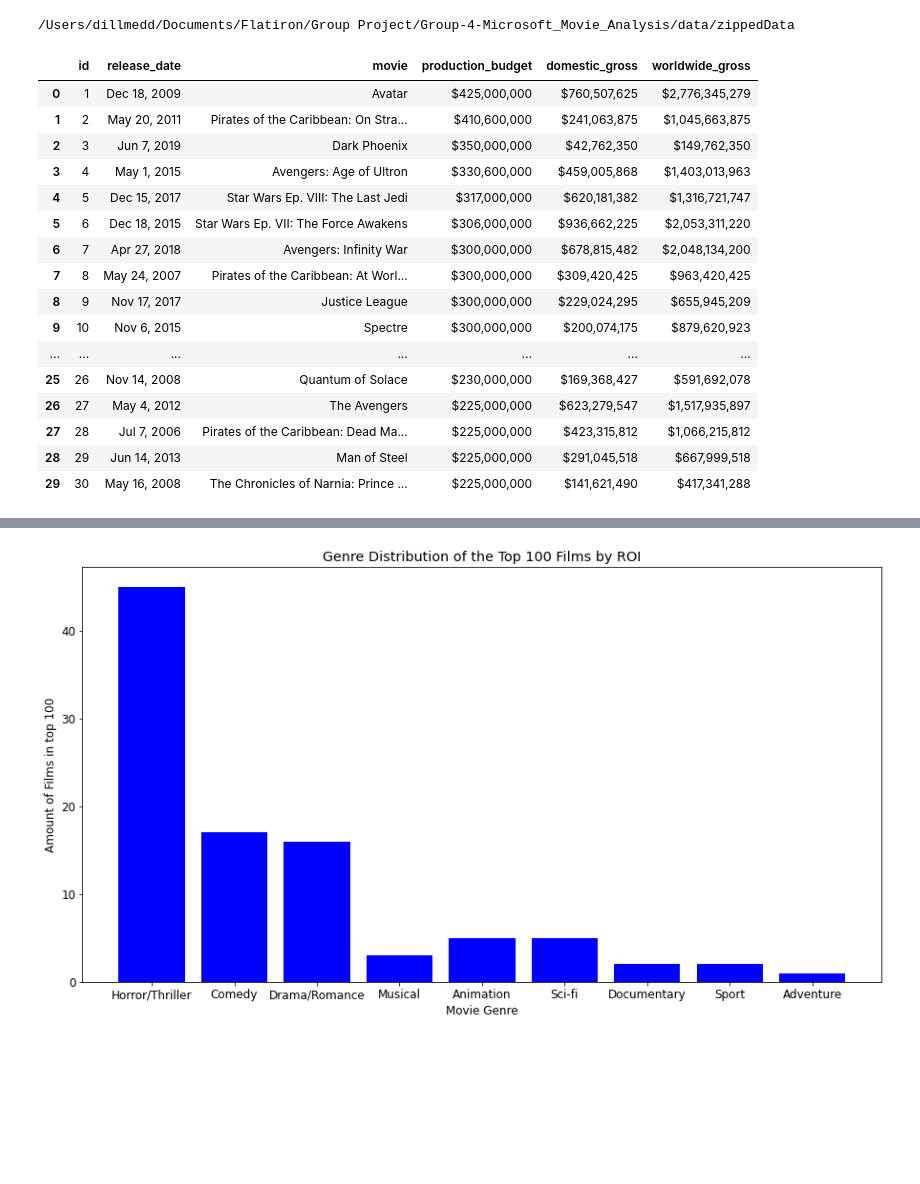
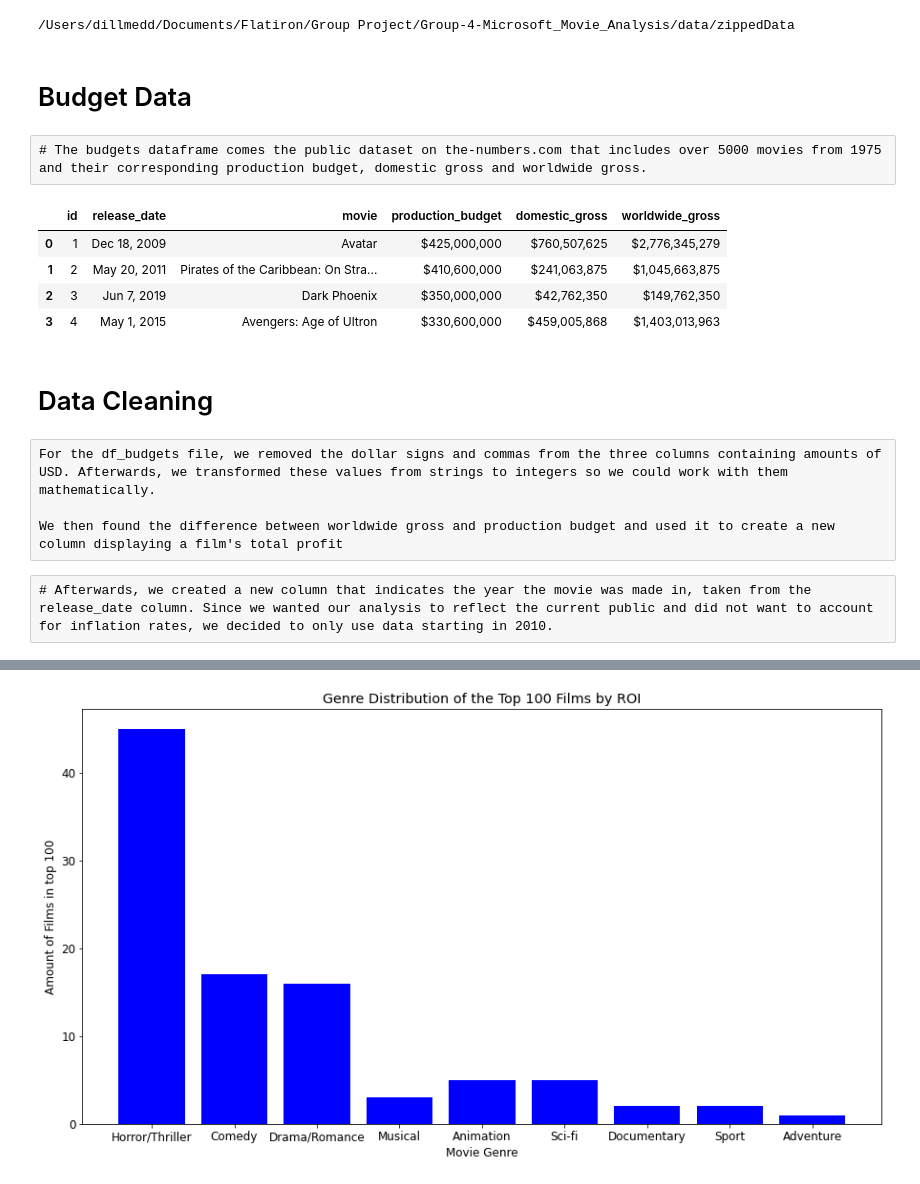
Before and after one commit to dmedd98/Group-4-Microsoft_Movie_Analysis, a Jupyter notebook: notebooks/ROI Genre.ipynb, the cells around one changed output, grey strips where cells are left out. Saved outputs shown, nothing was run; the diff lists cells and outputs as text; code cells hidden in the pictures; blank space fills up the shorter version.

```diff
--- a/notebooks/ROI Genre.ipynb
+++ b/notebooks/ROI Genre.ipynb
@@ -29,24 +30,23 @@ from matplotlib import pyplot as plt
 # %%
 df_budgets = pd.read_csv('tn.movie_budgets.csv.gz')
-df_budgets.head(30)
-# %% [output]
-|  | id | release_date | movie | production_budget | domestic_gross | worldwide_gross |
-| 0 | 1 | Dec 18, 2009 | Avatar | $425,000,000 | $760,507,625 | $2,776,345,279 |
-| 1 | 2 | May 20, 2011 | Pirates of the Caribbean: On Stra... | $410,600,000 | $241,063,875 | $1,045,663,875 |
-| 2 | 3 | Jun 7, 2019 | Dark Phoenix | $350,000,000 | $42,762,350 | $149,762,350 |
-| 3 | 4 | May 1, 2015 | Avengers: Age of Ultron | $330,600,000 | $459,005,868 | $1,403,013,963 |
-| 4 | 5 | Dec 15, 2017 | Star Wars Ep. VIII: The Last Jedi | $317,000,000 | $620,181,382 | $1,316,721,747 |
-| 5 | 6 | Dec 18, 2015 | Star Wars Ep. VII: The Force Awakens | $306,000,000 | $936,662,225 | $2,053,311,220 |
-| 6 | 7 | Apr 27, 2018 | Avengers: Infinity War | $300,000,000 | $678,815,482 | $2,048,134,200 |
-| 7 | 8 | May 24, 2007 | Pirates of the Caribbean: At Worl... | $300,000,000 | $309,420,425 | $963,420,425 |
-| 8 | 9 | Nov 17, 2017 | Justice League | $300,000,000 | $229,024,295 | $655,945,209 |
-| 9 | 10 | Nov 6, 2015 | Spectre | $300,000,000 | $200,074,175 | $879,620,923 |
-| ... | ... | ... | ... | ... | ... | ... |
-| 25 | 26 | Nov 14, 2008 | Quantum of Solace | $230,000,000 | $169,368,427 | $591,692,078 |
-| 26 | 27 | May 4, 2012 | The Avengers | $225,000,000 | $623,279,547 | $1,517,935,897 |
-| 27 | 28 | Jul 7, 2006 | Pirates of the Caribbean: Dead Ma... | $225,000,000 | $423,315,812 | $1,066,215,812 |
-| 28 | 29 | Jun 14, 2013 | Man of Steel | $225,000,000 | $291,045,518 | $667,999,518 |
-| 29 | 30 | May 16, 2008 | The Chronicles of Narnia: Prince ... | $225,000,000 | $141,621,490 | $417,341,288 |
+# %% [markdown]
+# Budget Data
+# %% [raw]
+# The budgets dataframe comes the public dataset on the-numbers.com that includes over 5000 movies from 1975 and their corresponding production budget, domestic gross and worldwide gross.
+# %%
+df_budgets.head(4)
+# %% [output]
+|  | id | release_date | movie | production_budget | domestic_gross | worldwide_gross |
+| 0 | 1 | Dec 18, 2009 | Avatar | $425,000,000 | $760,507,625 | $2,776,345,279 |
+| 1 | 2 | May 20, 2011 | Pirates of the Caribbean: On Stra... | $410,600,000 | $241,063,875 | $1,045,663,875 |
+| 2 | 3 | Jun 7, 2019 | Dark Phoenix | $350,000,000 | $42,762,350 | $149,762,350 |
+| 3 | 4 | May 1, 2015 | Avengers: Age of Ultron | $330,600,000 | $459,005,868 | $1,403,013,963 |
+# %% [markdown]
+# Data Cleaning
+# %% [raw]
+For the df_budgets file, we removed the dollar signs and commas from the three columns containing amounts of USD. Afterwards, we transformed these values from strings to integers so we could work with them mathematically.
+
+We then found the difference between worldwide gross and production budget and used it to create a new column displaying a film's total profit
 # %%
 df_budgets['production_budget'] = df_budgets['production_budget'].str.replace('$','')
 df_budgets['domestic_gross'] = df_budgets['domestic_gross'].str.replace('$','')
@@ -60,6 +60,8 @@ df_budgets['domestic_gross'] = df_budgets['domestic_gross'].astype(int)
 df_budgets['worldwide_gross'] = df_budgets['worldwide_gross'].astype(int)
 
 df_budgets['total_profit'] = df_budgets['worldwide_gross'] - df_budgets['production_budget']
+# %% [raw]
+# Afterwards, we created a new column that indicates the year the movie was made in, taken from the release_date column. Since we wanted our analysis to reflect the current public and did not want to account for inflation rates, we decided to only use data starting in 2010.
 # %%
 df_budgets['year'] = pd.DatetimeIndex(df_budgets['release_date']).year
 df_budgets = df_budgets.loc[df_budgets['year'] >= 2010]
```
Also changed, not shown: parts of 27 cells of this notebook.
